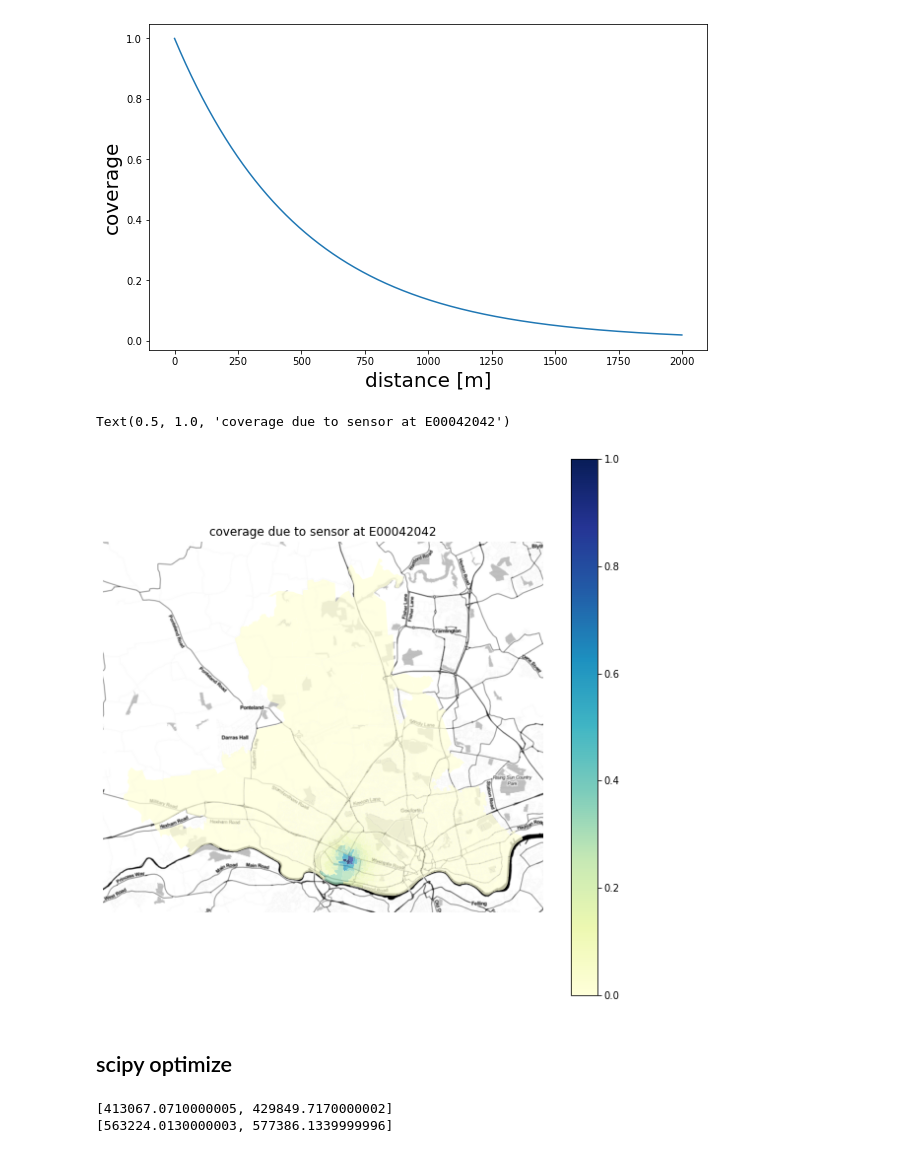
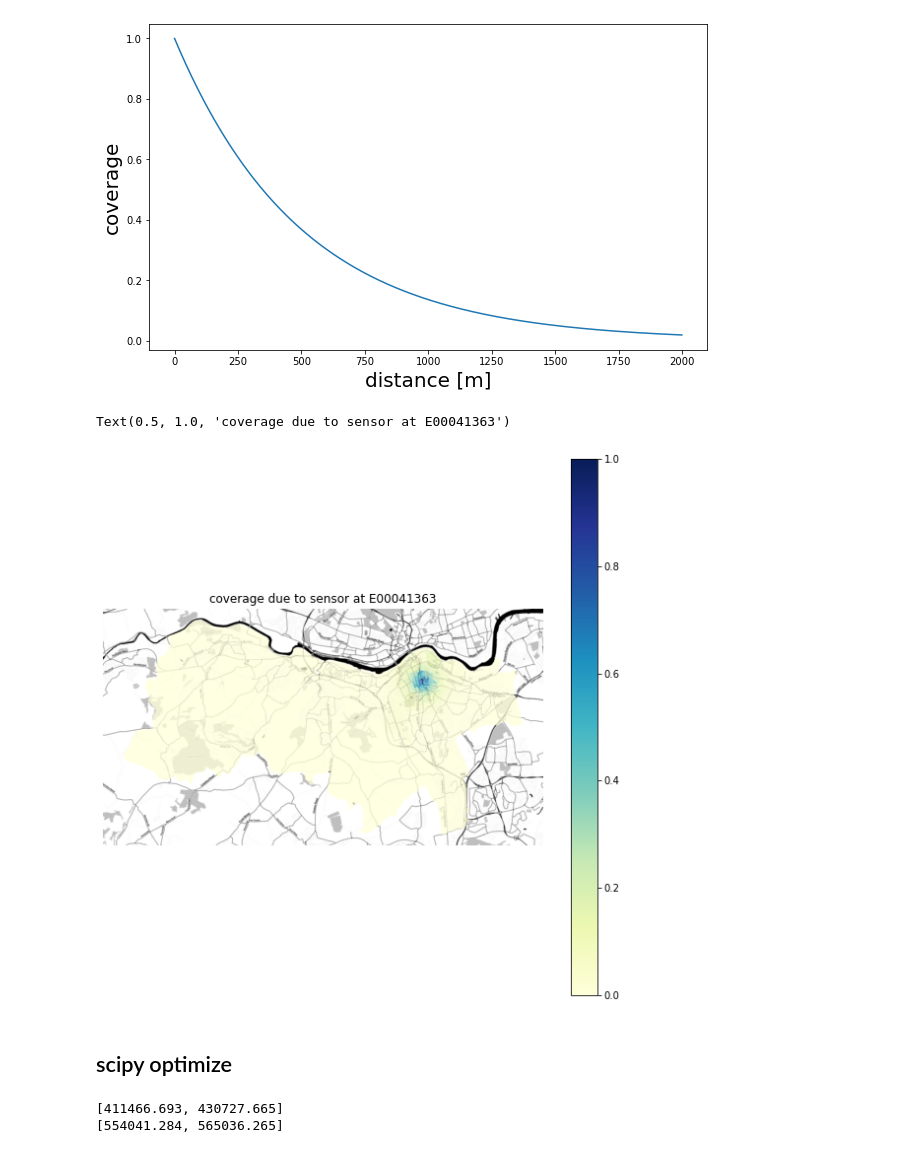
Before and after one commit to alan-turing-institute/spatial-inequality, a Jupyter notebook: notebooks/optimisation_scipy.ipynb, the cells around one changed output. Saved outputs shown, nothing was run; the diff lists cells and outputs as text; code cells hidden in the pictures.

```diff
--- a/notebooks/optimisation_scipy.ipynb
+++ b/notebooks/optimisation_scipy.ipynb
@@ -15,3 +22,8 @@ n_sensors = 20
+# %%
+lad20nm = "Gateshead"
+lad20cd = lad20nm_to_lad20cd(lad20nm)
+
+n_sensors = 20
 # %% [markdown]
 ## Load Data
 
@@ -37,6 +62,6 @@ populations = tyne_oa["Population"]
 # %% [markdown]
 ## Calculate Distances Between Output Areas
 # %%
-centroids = np.array([tyne_oa["X"], tyne_oa["Y"]]).T
+centroids = np.array([oa["x"], oa["y"]]).T
 centroids.shape
 # %% [output]
@@ -51,20 +76,20 @@ max_idx = np.where(distances == distances.max())[0]
 print("Max distance of",
       distances.max(),
       "m is between",
-      tyne_oa.iloc[max_idx[0]]["oa11cd"],
-      "and", tyne_oa.iloc[max_idx[1]]["oa11cd"])
+      oa.iloc[max_idx[0]].name,
+      "and", oa.iloc[max_idx[1]].name)
 
-ax = tyne_oa.plot(figsize=(10,10), facecolor='none', edgecolor='red')
+ax = oa.plot(figsize=(10,10), facecolor='none', edgecolor='red')
 ctx.add_basemap(ax,
-                url="https://maps.wikimedia.org/osm-intl/{z}/{x}/{y}.png",
-                crs=tyne_oa.crs)
+                source="https://maps.wikimedia.org/osm-intl/{z}/{x}/{y}.png",
+                crs=oa.crs)
 
-x = tyne_oa["X"]
-y = tyne_oa["Y"]
+x = oa["x"]
+y = oa["y"]
 ax.scatter(x, y, s=5)
 
-x = tyne_oa.iloc[max_idx]["X"]
-y = tyne_oa.iloc[max_idx]["Y"]
+x = oa.iloc[max_idx]["x"]
+y = oa.iloc[max_idx]["y"]
 ax.plot(x, y, 'k-o')
 
 ax.set_axis_off()
@@ -78,8 +103,6 @@ coverage at any output area due to a sensor placed in any other output area.
 # %%
 def distance_to_coverage(distance, theta=1):
     return np.exp(- distance / theta)
-
-distance_to_coverage = np.vectorize(distance_to_coverage)
 # %%
 theta = 500
 
@@ -100,20 +120,19 @@ coverage = distance_to_coverage(distances, theta=theta)
 # %%
 # coverage due to sensor at this output area index
 sensor_idx = 0
 
-tyne_oa["coverage"] = coverage[sensor_idx]
+oa["coverage"] = coverage[sensor_idx]
 
-ax = tyne_oa.plot(column="coverage",
-                  figsize=(10,10),alpha=0.75,
-                  cmap="YlGnBu", legend=True)
+ax = oa.plot(
+    column="coverage", figsize=(10, 10), alpha=0.75, cmap="YlGnBu", legend=True
+)
 
-ctx.add_basemap(ax,
-                url="http://a.tile.stamen.com/toner/{z}/{x}/{y}.png",
-                crs=tyne_oa.crs)
+ctx.add_basemap(
+    ax, source="http://a.tile.stamen.com/toner/{z}/{x}/{y}.png", crs=oa.crs
+)
 
 ax.set_axis_off()
-plt.title("coverage due to sensor at " +
-          tyne_oa.iloc[sensor_idx]["oa11cd"])
+plt.title("coverage due to sensor at " + oa.iloc[sensor_idx].name)
 # %% [output]
-Text(0.5, 1.0, 'coverage due to sensor at E00042042')
+Text(0.5, 1.0, 'coverage due to sensor at E00041363')
-[figure, old version]
+[figure, new version]
@@ -252,7 +169,7 @@ def objective(x):
 # %%
-x_range = [tyne_oa.X.min(), tyne_oa.X.max()]
+x_range = [oa.x.min(), oa.x.max()]
 print(x_range)
-y_range = [tyne_oa.Y.min(), tyne_oa.Y.max()]
+y_range = [oa.y.min(), oa.y.max()]
 print(y_range)
 
 x_mid = np.mean(x_range)
@@ -262,8 +179,8 @@ init_sensors = [x_mid if x%2==0 else y_mid for x in range(2*n_sensors)]
 
 sensor_bounds = [x_range if x%2==0 else y_range for x in range(2*n_sensors)]
 # %% [output]
-[413067.0710000005, 429849.7170000002]
-[563224.0130000003, 577386.1339999996]
+[411466.693, 430727.665]
+[554041.284, 565036.265]
 # %%
 # init sensors to mid-points
 points = optimize.minimize(objective, init_sensors)
```
Also changed, not shown: parts of 20 cells of this notebook, 13 other files.
